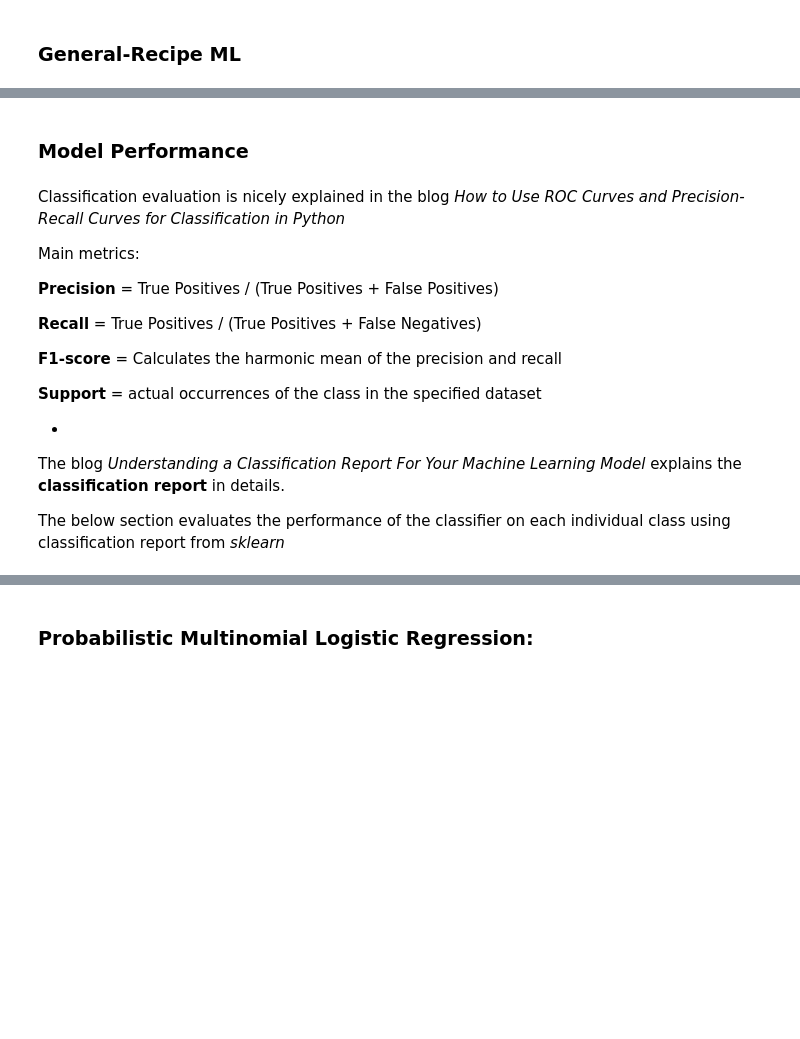
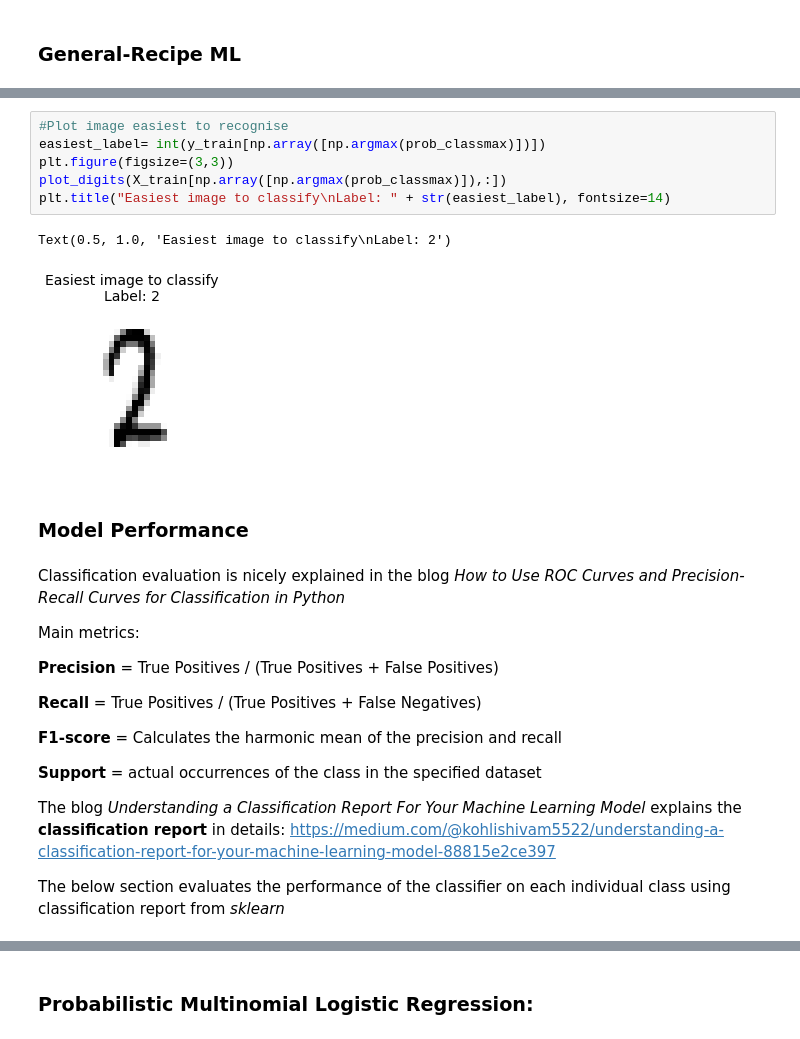
Before and after one commit to carlos20160984/ET5003_SEM1_2021-2, a Jupyter notebook: Etivity_1_Carlos_Santiago.ipynb, the cells around one changed output, grey strips where cells are left out. Drawn from its saved outputs; the diff is of its cells as text; blank space fills up the shorter version.

```diff
--- a/Etivity_1_Carlos_Santiago.ipynb
+++ b/Etivity_1_Carlos_Santiago.ipynb
@@ -391,3 +386,12 @@ Text(0.5, 1.0, 'Hardest image to classify')
+# %%
+#Plot image easiest to recognise
+easiest_label= int(y_train[np.array([np.argmax(prob_classmax)])])
+plt.figure(figsize=(3,3))
+plot_digits(X_train[np.array([np.argmax(prob_classmax)]),:])
+plt.title("Easiest image to classify\nLabel: " + str(easiest_label), fontsize=14)
+# %% [output]
+Text(0.5, 1.0, 'Easiest image to classify\nLabel: 2')
+[figure, added]
 # %% [markdown]
 ### Model Performance
 # %% [markdown]
@@ -403,9 +407,8 @@ Main metrics:
 
 **Support** = actual occurrences of the class in the specified dataset
 
--
 
-The blog *Understanding a Classification Report For Your Machine Learning Model* explains the **classification report** in details.
+The blog *Understanding a Classification Report For Your Machine Learning Model* explains the **classification report** in details: https://medium.com/@kohlishivam5522/understanding-a-classification-report-for-your-machine-learning-model-88815e2ce397
 
 
 The below section evaluates the performance of the classifier on each individual class using classification report from *sklearn*
```
Also changed, not shown: parts of 37 cells of this notebook.
